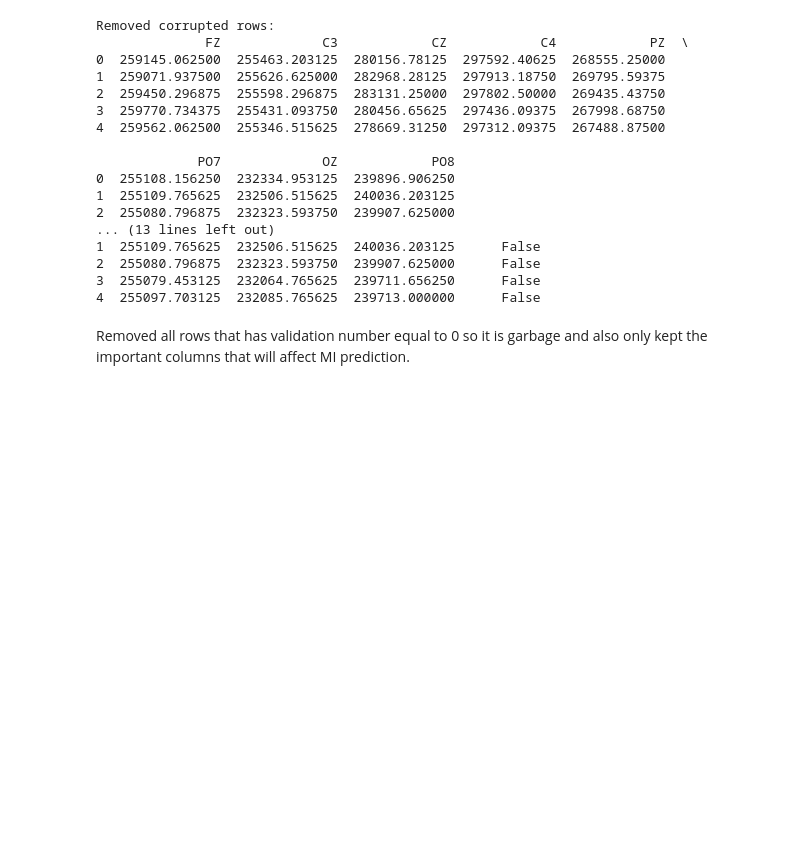
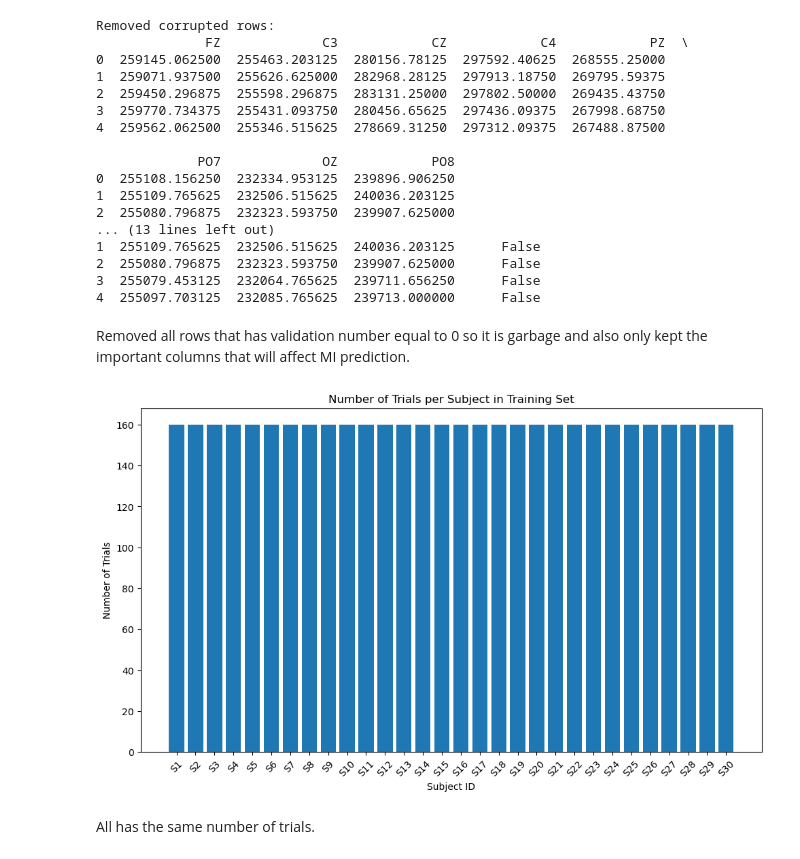
Before and after one commit to IyadMahdy/eeg-signal-classification, a Jupyter notebook: notebooks/Preprocess.ipynb, the cells around one changed output. Saved outputs shown, nothing was run; the diff lists cells and outputs as text; code cells hidden in the pictures; blank space fills up the shorter version.

```diff
--- a/notebooks/Preprocess.ipynb
+++ b/notebooks/Preprocess.ipynb
@@ -120,3 +147,20 @@ Removed corrupted rows:
 4  255097.703125  232085.765625  239713.000000      False
 # %% [markdown]
 Removed all rows that has validation number equal to 0 so it is garbage and also only kept the important columns that will affect MI prediction.
+# %%
+plt.figure(figsize=(10, 6))
+
+subject_ids = ['S'+str(i) for i in range(1, 31)]
+subject_counts = train_df['subject_id'].str.replace('S', '').astype(int).value_counts().sort_index()
+plt.bar(subject_counts.index, subject_counts.values)
+plt.xlabel('Subject ID')
+plt.ylabel('Number of Trials')
+plt.title('Number of Trials per Subject in Training Set')
+plt.tight_layout()
+plt.xticks(ticks=range(1, len(subject_ids)+1), labels=subject_ids, rotation=45)
+plt.savefig('../outputs/plots/trials_per_subject.png')
+plt.show()
+# %% [output]
+[figure, added]
+# %% [markdown]
+All has the same number of trials.
```
Also changed, not shown: parts of 3 cells of this notebook, 3 other files.
